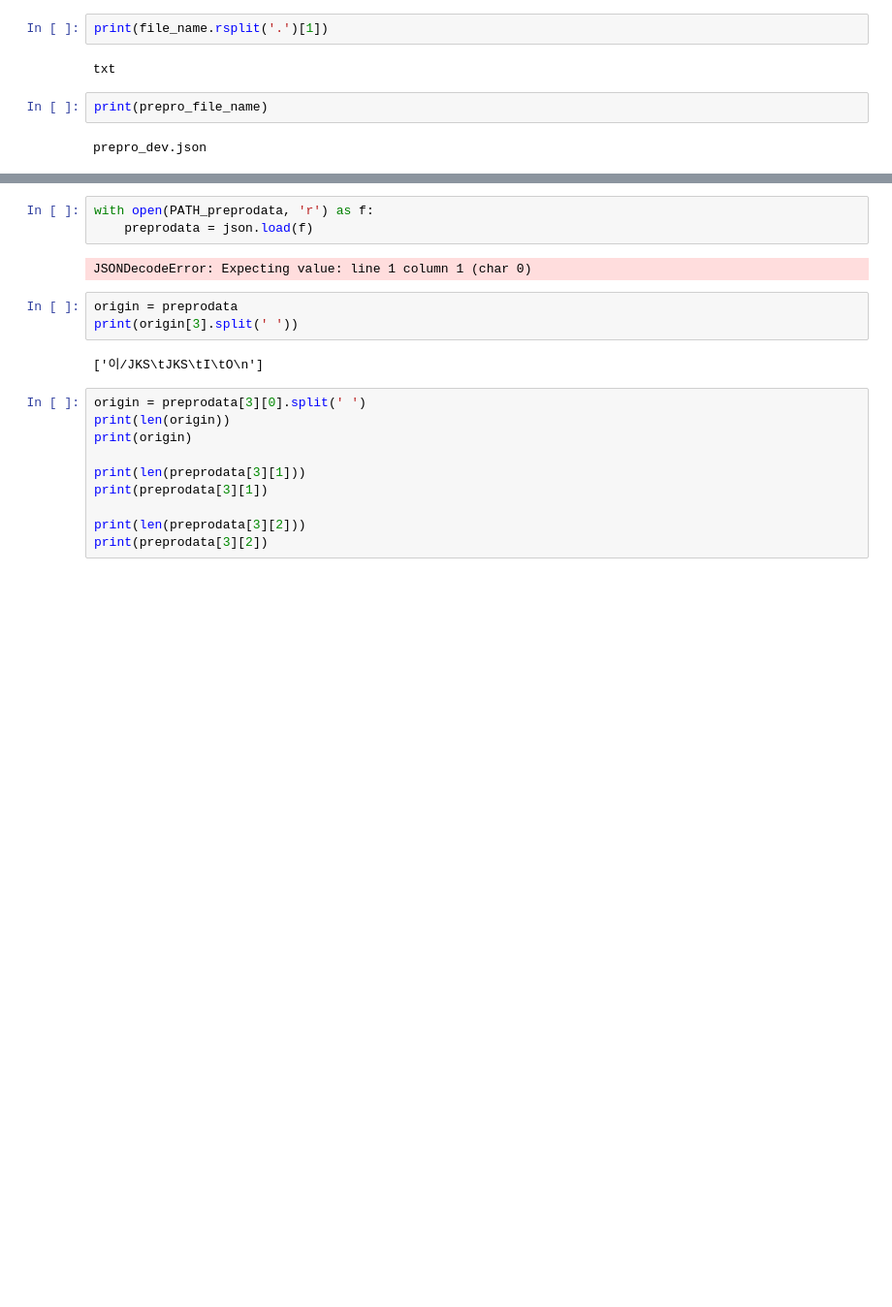
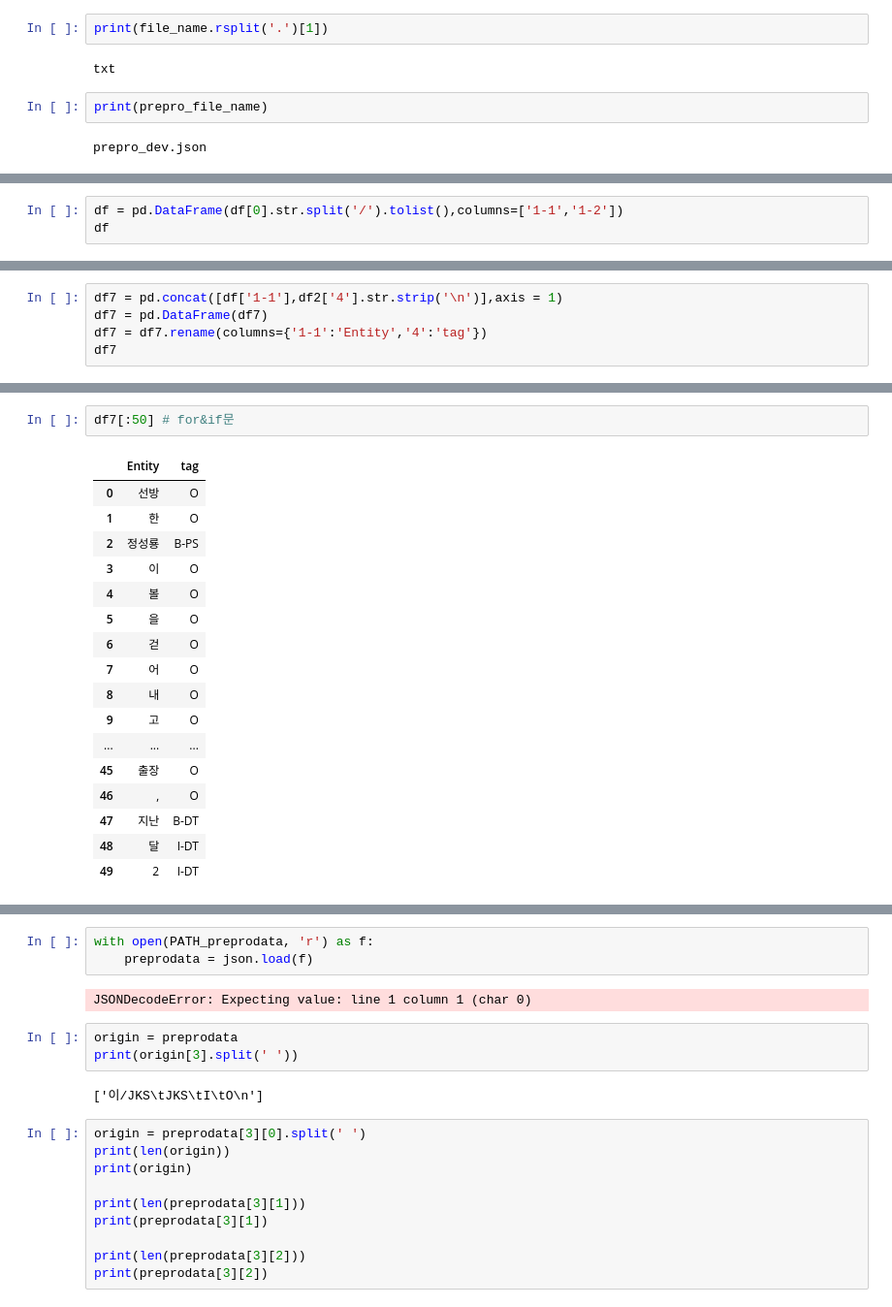
Before and after one commit to YHWOO13/JBNU-2022-SPRING, a Jupyter notebook: English world class tagging & Korean_Named Entity Recognition/Korean_Named Entity Recognition/Data.ipynb, the cells around one changed output, grey strips where cells are left out. Shown at 97% size. Drawn from its saved outputs; the diff is of its cells as text; blank space fills up the shorter version.

```diff
--- a/English world class tagging & Korean_Named Entity Recognition/Korean_Named Entity Recognition/Data.ipynb
+++ b/English world class tagging & Korean_Named Entity Recognition/Korean_Named Entity Recognition/Data.ipynb
@@ -58,0 +67,3 @@ print(rawdata3[0])
+# %%
+df = pd.DataFrame(df[0].str.split('/').tolist(),columns=['1-1','1-2'])
+df
@@ -58,0 +101,5 @@ print(rawdata3[0])
+# %%
+df7 = pd.concat([df['1-1'],df2['4'].str.strip('\n')],axis = 1)
+df7 = pd.DataFrame(df7)
+df7 = df7.rename(columns={'1-1':'Entity','4':'tag'})
+df7
@@ -58,0 +120,20 @@ print(rawdata3[0])
+# %%
+df7[:50] # for&if문
+# %% [output]
+|  | Entity | tag |
+| 0 | 선방 | O |
+| 1 | 한 | O |
+| 2 | 정성룡 | B-PS |
+| 3 | 이 | O |
+| 4 | 볼 | O |
+| 5 | 을 | O |
+| 6 | 걷 | O |
+| 7 | 어 | O |
+| 8 | 내 | O |
+| 9 | 고 | O |
+| ... | ... | ... |
+| 45 | 출장 | O |
+| 46 | , | O |
+| 47 | 지난 | B-DT |
+| 48 | 달 | I-DT |
+| 49 | 2 | I-DT |
```
Also changed, not shown: parts of 14 cells of this notebook, 1 other file.
